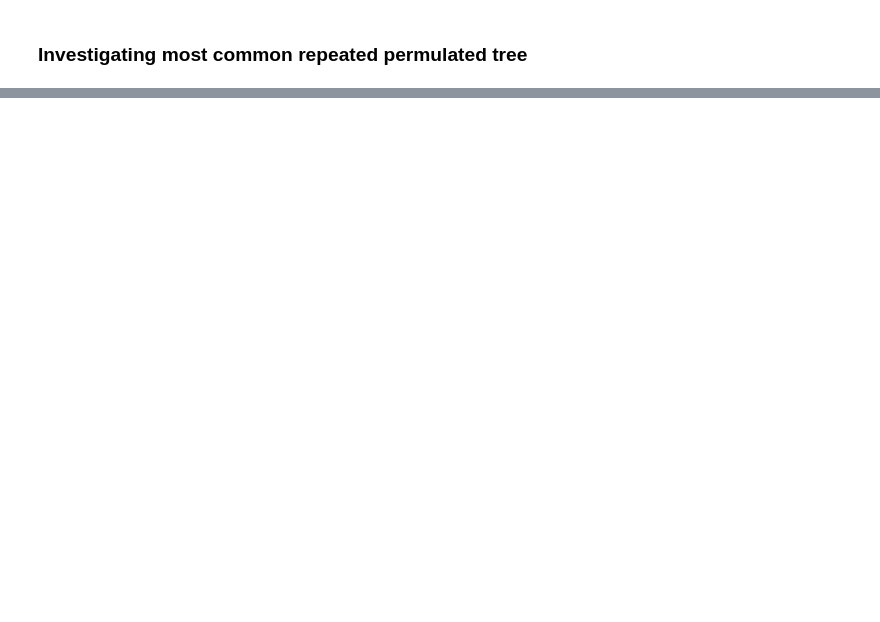
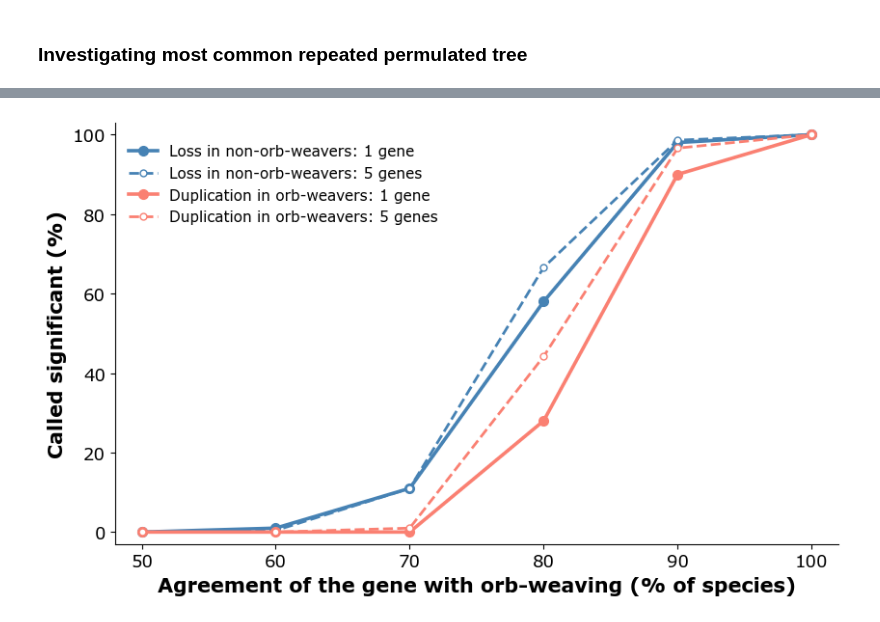
Before and after one commit to GordusLab/orb-selection, a Jupyter notebook: scripts/07_figures_tables/Odds Ratio Test Plots.ipynb, the cells around one changed output, grey strips where cells are left out. Drawn from its saved outputs; the diff is of its cells as text; code cells hidden in the pictures; blank space fills up the shorter version.

```diff
--- a/scripts/07_figures_tables/Odds Ratio Test Plots.ipynb
+++ b/scripts/07_figures_tables/Odds Ratio Test Plots.ipynb
@@ -354,0 +572,21 @@ Example missing values: ['Antrodiaetus_roretzi', 'Drosophila_melanogaster', 'Fal
+# %%
+%autoreload 2
+fig, ax = plt.subplots(figsize=(8.5, 5.4))
+bins = np.arange(-7, 7.01, 0.1)
+ax.hist(hog_null, bins=bins, color=HIST_FILL, edgecolor=HIST_EDGE, linewidth=0.8)
+ax.set_yscale("log")
+ax.set_ylim(0.5, None)
+ax.axvline(hog_true, color=COL_BG, lw=2.6)
+ax.annotate(f"Real labeling:\nlog odds ratio {hog_true:.2f}\n{n_as_extreme} of {len(hog_null):,}\npermulations\nas extreme",
+            xy=(hog_true - 0.03, 3), xytext=(-6.8, 350), fontsize=12.5, color="black", va="center", ha="left",
+            arrowprops=dict(arrowstyle="-", color="0.4", lw=1.0))
+ax.set_xlabel("Log odds ratio of loss, orb-weavers vs non-orb-weavers", fontsize=15, fontweight="bold")
+ax.set_ylabel("Permulations", fontsize=15, fontweight="bold")
+ax.tick_params(labelsize=13)
+ax.set_xlim(-7, 7)
+ax.text(-6.9, -0.17, "loss more likely in\nnon-orb-weavers", transform=ax.get_xaxis_transform(), ha="left", va="top", fontsize=11, color=COL_BG)
+ax.text(6.9, -0.17, "loss more likely in\norb-weavers", transform=ax.get_xaxis_transform(), ha="right", va="top", fontsize=11, color=COL_FG)
+for side in ("top", "right"):
+    ax.spines[side].set_visible(False)
+plt.tight_layout()
+save("3_hog0071799_null_distribution.png")
@@ -354,0 +692,23 @@ Example missing values: ['Antrodiaetus_roretzi', 'Drosophila_melanogaster', 'Fal
+# %%
+%autoreload 2
+power = pd.read_csv(os.path.join(repo_root, "results/power_analysis/power_analysis_1M.csv"))
+power["agreement"] = power["effect"].str.split(" vs ").str[0].astype(float) * 100
+fig, ax = plt.subplots(figsize=(8.5, 5.2))
+styles = {"loss": (COL_BG, "Loss in non-orb-weavers"), "dup": (COL_FG, "Duplication in orb-weavers")}
+for test, (color, label) in styles.items():
+    d = power[power["test"] == test].sort_values("agreement")
+    ax.plot(d["agreement"], d["BH_directional_k1"] * 100, color=color, lw=2.6, marker="o", ms=7, label=f"{label}: 1 gene")
+    ax.plot(d["agreement"], d["BH_directional_k5"] * 100, color=color, lw=2.0, ls="--", marker="o", ms=5, mfc="white", label=f"{label}: 5 genes")
+ax.set_xlabel("Agreement of the gene with orb-weaving (% of species)", fontsize=15, fontweight="bold")
+ax.set_ylabel("Called significant (%)", fontsize=15, fontweight="bold")
+ax.set_xlim(48, 102)
+ax.set_ylim(-3, 103)
+ax.set_xticks([50, 60, 70, 80, 90, 100])
+ax.tick_params(labelsize=13)
+ax.legend(fontsize=11, frameon=False, loc="upper left", bbox_to_anchor=(0.0, 0.98))
+for side in ("top", "right"):
+    ax.spines[side].set_visible(False)
+plt.tight_layout()
+save("6_power.png")
+# %% [output]
+[figure, added]
```
Also changed, not shown: parts of 22 cells of this notebook, 6 other files.
